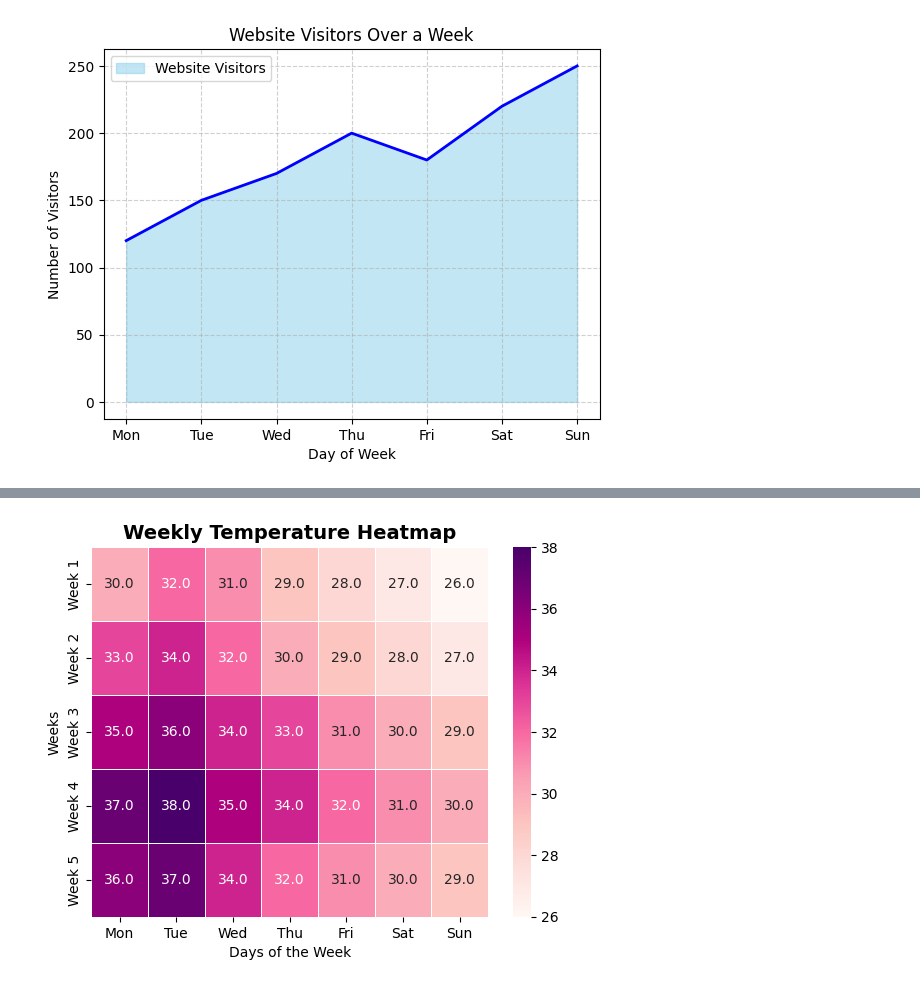
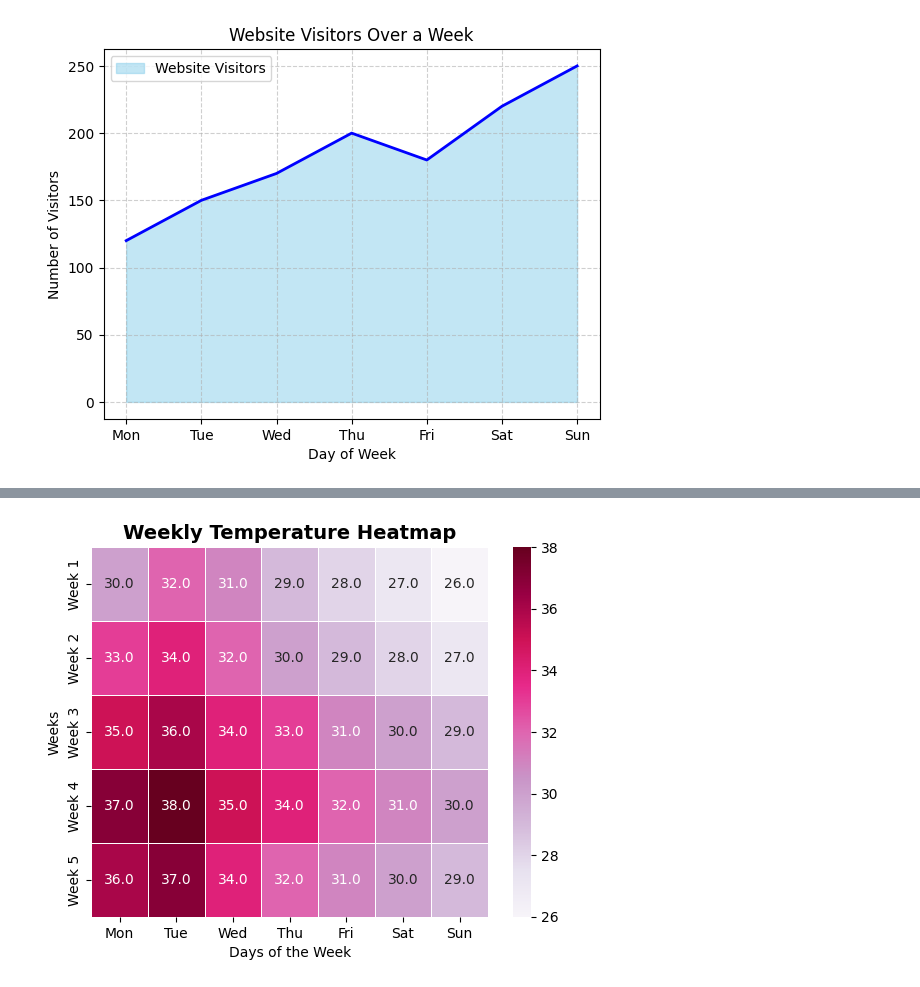
Before and after one commit to Chandrakiran462/python_course_work, a Jupyter notebook: Classwork/30.Matplotlib.ipynb, the cells around one changed output, grey strips where cells are left out. Saved outputs shown, nothing was run; the diff lists cells and outputs as text; code cells hidden in the pictures.

Commit message:
MatPlotLib

```diff
--- a/Classwork/30.Matplotlib.ipynb
+++ b/Classwork/30.Matplotlib.ipynb
@@ -143,31 +143,31 @@ plt.show()
 # %%
 import seaborn as sns
 import matplotlib.pyplot as plt
 import numpy as np
 
 data = np.array([
     [30, 32, 31, 29, 28, 27, 26],
     [33, 34, 32, 30, 29, 28, 27],
     [35, 36, 34, 33, 31, 30, 29],
     [37, 38, 35, 34, 32, 31, 30],
     [36, 37, 34, 32, 31, 30, 29]
 ])
 
 days = ["Mon", "Tue", "Wed", "Thu", "Fri", "Sat", "Sun"]
 
 weeks = ["Week 1", "Week 2", "Week 3", "Week 4", "Week 5"]
 
 sns.heatmap(data,
             annot=True,
             fmt="1.1f",
-            cmap="RdPu",
+            cmap="PuRd",
             linewidths=0.5,
             xticklabels=days,
             yticklabels=weeks)
 
 plt.title("Weekly Temperature Heatmap", fontsize=14, fontweight="bold")
 plt.xlabel("Days of the Week")
 plt.ylabel("Weeks")
 plt.show()
 # %% [output]
-[figure, old version]
+[figure, new version]
```
